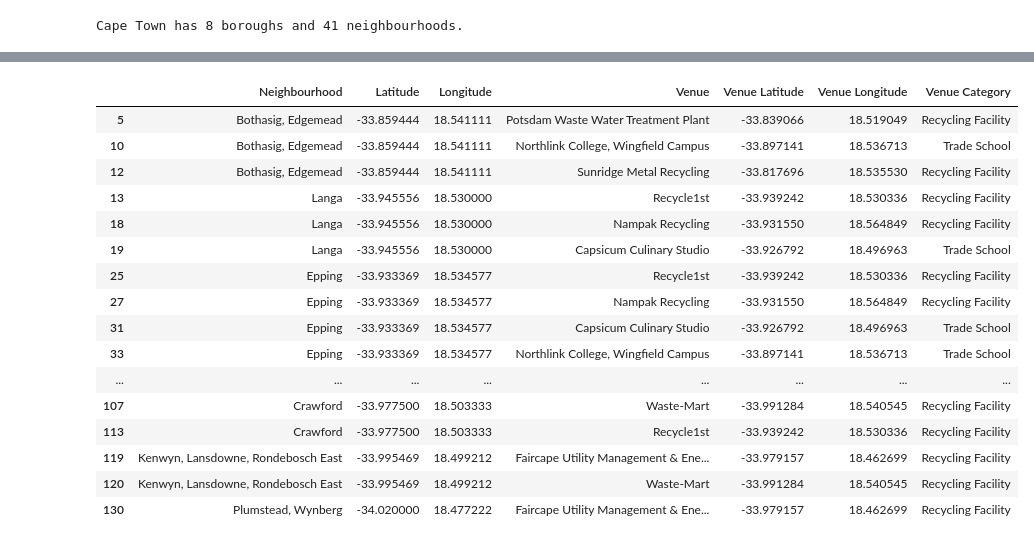
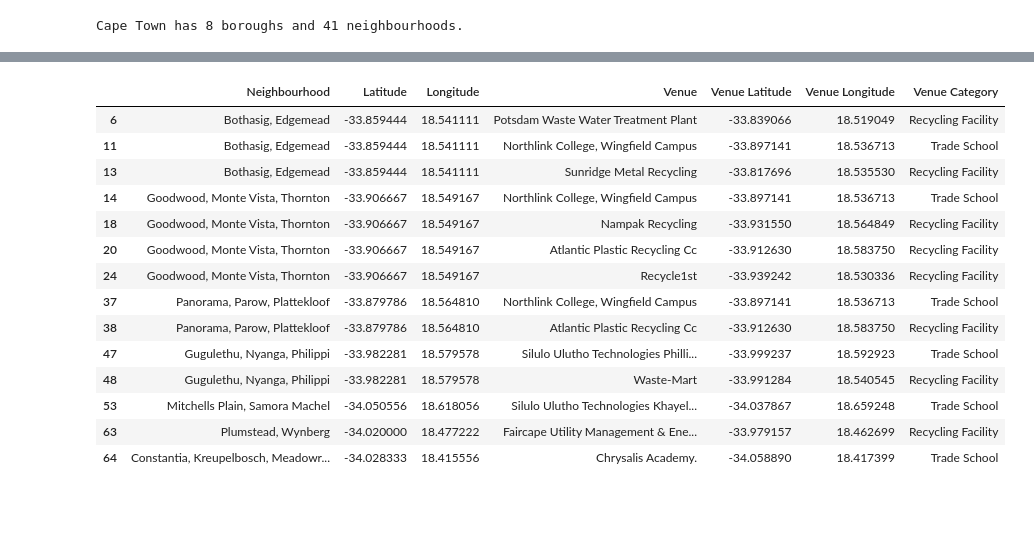
Before and after one commit to pieterdt1979/coursera_capstone, a Jupyter notebook: Capstone-Week4-5/Week4-Submission.ipynb, the cells around one changed output, grey strips where cells are left out. Saved outputs shown, nothing was run; the diff lists cells and outputs as text; code cells hidden in the pictures; blank space fills up the shorter version.

```diff
--- a/Capstone-Week4-5/Week4-Submission.ipynb
+++ b/Capstone-Week4-5/Week4-Submission.ipynb
@@ -262,14 +264,15 @@ print('Cape Town has {} boroughs and {} neighbourhoods.'.format(
 # %% [output]
 Cape Town has 8 boroughs and 41 neighbourhoods.
 # %%
-# Categories = Trade Schools, Home services, Flea Markets and recyling
-categories = ['4bf58dd8d48988d1ad941735', '545419b1498ea6ccd0202f58', '4bf58dd8d48988d1f7941735', '4f4531084b9074f6e4fb0101']
+# Categories = Trade Schools, Flea Markets, home services, NPO and recyling
+categories = ['4bf58dd8d48988d1ad941735', '4f4531084b9074f6e4fb0101',
+              '545419b1498ea6ccd0202f58', '50328a8e91d4c4b30a586d6c']
 cpt_venues = getNearbyVenues(list(cpt_neighbourhoods['Neighbourhood']),
                              list(cpt_neighbourhoods['Latitude']),
                              list(cpt_neighbourhoods['Longitude']),
-                                  radius=1500,
+                                  radius=5000,
                                   categoryids=categories)
-cpt_venues.head()
+cpt_venues.head()  # Had to increase the search radius, as the Cape Flats borough didn't seem to return enough data from 4square
 # %% [output]
 Delft
 Macassar
@@ -336,7 +351,8 @@ def return_most_common_venues(row, num_top_venues):
 
     return row_categories_sorted.index.values[0:num_top_venues]
 # %%
-num_top_venues = 5
+# I will only look for the top 4 venues
+num_top_venues = 3
 
 indicators = ['st', 'nd', 'rd']
 
@@ -355,5 +371,5 @@ cpt_venues_sorted['Neighbourhood'] = cpt_grouped['Neighbourhood']
 for ind in np.arange(cpt_grouped.shape[0]):
     cpt_venues_sorted.iloc[ind, 1:] = return_most_common_venues(cpt_grouped.iloc[ind, :], num_top_venues)
 
-cpt_venues_sorted.head()
+cpt_venues_sorted
 # %% [output]
@@ -366,6 +393,6 @@ cpt_venues_sorted.head()
 # %%
 # set number of clusters
-kclusters = 10
+kclusters = 4
 
 cpt_grouped_clustering = cpt_grouped.drop('Neighbourhood', 1)
 
@@ -373,5 +400,5 @@ cpt_grouped_clustering = cpt_grouped.drop('Neighbourhood', 1)
 kmeans = KMeans(n_clusters=kclusters, random_state=0).fit(cpt_grouped_clustering)
 
 # check cluster labels generated for each row in the dataframe
-kmeans.labels_[0:10]
+kmeans.labels_
 # %% [output]
@@ -560,11 +589,11 @@ From the above we can see that Cluster3 is the area where we should be looking a
 # %%
 #Let us explore the venues in cluster3
-cpt_cluster3_venues = pd.DataFrame(columns=cpt_venues.columns)
-len(cpt_cluster3_venues)
-for i in range(len(cpt_cluster3)):
-    venue = cpt_venues.loc[cpt_venues.Neighbourhood == cpt_cluster3.Neighbourhood[i]]
-    cpt_cluster3_venues = cpt_cluster3_venues.append(venue, ignore_index=True)
-cpt_cluster3_venues
+cpt_cluster0_venues = pd.DataFrame(columns=cpt_venues.columns)
+len(cpt_cluster0_venues)
+for i in range(len(cpt_cluster0)):
+    venue = cpt_venues.loc[cpt_venues.Neighbourhood == cpt_cluster0.Neighbourhood[i]]
+    cpt_cluster0_venues = cpt_cluster0_venues.append(venue, ignore_index=True)
+cpt_cluster0_venues
 # %% [output]
 |  | Neighbourhood | Latitude | Longitude | Venue | Venue Latitude | Venue Longitude | Venue Category |
 | 0 | Bothasig, Edgemead | -33.859444 | 18.541111 | Iron Horse Relocations - House Mo... | -33.857266 | 18.522509 | Home Service |
@@ -587,24 +616,22 @@ cpt_cluster3_venues
 # %%
 # We can now map the recycling facilities and the Trade Schools
-cpt_rec_sch = cpt_cluster3_venues[(cpt_cluster3_venues['Venue Category'] == 'Recycling Facility') |
-                    (cpt_cluster3_venues['Venue Category'] == 'Trade School')]
-cpt_rec_sch.groupby(cpt_cluster3_venues['Venue Latitude'])
+cpt_rec_sch = cpt_cluster0_venues[(cpt_cluster0_venues['Venue Category'] == 'Recycling Facility') |
+                    (cpt_cluster0_venues['Venue Category'] == 'Trade School')]
+cpt_rec_sch.groupby(cpt_cluster0_venues['Venue Latitude'])
 cpt_rec_sch
 # %% [output]
 |  | Neighbourhood | Latitude | Longitude | Venue | Venue Latitude | Venue Longitude | Venue Category |
-| 5 | Bothasig, Edgemead | -33.859444 | 18.541111 | Potsdam Waste Water Treatment Plant | -33.839066 | 18.519049 | Recycling Facility |
-| 10 | Bothasig, Edgemead | -33.859444 | 18.541111 | Northlink College, Wingfield Campus | -33.897141 | 18.536713 | Trade School |
-| 12 | Bothasig, Edgemead | -33.859444 | 18.541111 | Sunridge Metal Recycling | -33.817696 | 18.535530 | Recycling Facility |
-| 13 | Langa | -33.945556 | 18.530000 | Recycle1st | -33.939242 | 18.530336 | Recycling Facility |
-| 18 | Langa | -33.945556 | 18.530000 | Nampak Recycling | -33.931550 | 18.564849 | Recycling Facility |
-| 19 | Langa | -33.945556 | 18.530000 | Capsicum Culinary Studio | -33.926792 | 18.496963 | Trade School |
-| 25 | Epping | -33.933369 | 18.534577 | Recycle1st | -33.939242 | 18.530336 | Recycling Facility |
-| 27 | Epping | -33.933369 | 18.534577 | Nampak Recycling | -33.931550 | 18.564849 | Recycling Facility |
-| 31 | Epping | -33.933369 | 18.534577 | Capsicum Culinary Studio | -33.926792 | 18.496963 | Trade School |
-| 33 | Epping | -33.933369 | 18.534577 | Northlink College, Wingfield Campus | -33.897141 | 18.536713 | Trade School |
-| ... | ... | ... | ... | ... | ... | ... | ... |
-| 107 | Crawford | -33.977500 | 18.503333 | Waste-Mart | -33.991284 | 18.540545 | Recycling Facility |
-| 113 | Crawford | -33.977500 | 18.503333 | Recycle1st | -33.939242 | 18.530336 | Recycling Facility |
-| 119 | Kenwyn, Lansdowne, Rondebosch East | -33.995469 | 18.499212 | Faircape Utility Management & Ene... | -33.979157 | 18.462699 | Recycling Facility |
-| 120 | Kenwyn, Lansdowne, Rondebosch East | -33.995469 | 18.499212 | Waste-Mart | -33.991284 | 18.540545 | Recycling Facility |
-| 130 | Plumstead, Wynberg | -34.020000 | 18.477222 | Faircape Utility Management & Ene... | -33.979157 | 18.462699 | Recycling Facility |
+| 6 | Bothasig, Edgemead | -33.859444 | 18.541111 | Potsdam Waste Water Treatment Plant | -33.839066 | 18.519049 | Recycling Facility |
+| 11 | Bothasig, Edgemead | -33.859444 | 18.541111 | Northlink College, Wingfield Campus | -33.897141 | 18.536713 | Trade School |
+| 13 | Bothasig, Edgemead | -33.859444 | 18.541111 | Sunridge Metal Recycling | -33.817696 | 18.535530 | Recycling Facility |
+| 14 | Goodwood, Monte Vista, Thornton | -33.906667 | 18.549167 | Northlink College, Wingfield Campus | -33.897141 | 18.536713 | Trade School |
+| 18 | Goodwood, Monte Vista, Thornton | -33.906667 | 18.549167 | Nampak Recycling | -33.931550 | 18.564849 | Recycling Facility |
+| 20 | Goodwood, Monte Vista, Thornton | -33.906667 | 18.549167 | Atlantic Plastic Recycling Cc | -33.912630 | 18.583750 | Recycling Facility |
+| 24 | Goodwood, Monte Vista, Thornton | -33.906667 | 18.549167 | Recycle1st | -33.939242 | 18.530336 | Recycling Facility |
+| 37 | Panorama, Parow, Plattekloof | -33.879786 | 18.564810 | Northlink College, Wingfield Campus | -33.897141 | 18.536713 | Trade School |
+| 38 | Panorama, Parow, Plattekloof | -33.879786 | 18.564810 | Atlantic Plastic Recycling Cc | -33.912630 | 18.583750 | Recycling Facility |
+| 47 | Gugulethu, Nyanga, Philippi | -33.982281 | 18.579578 | Silulo Ulutho Technologies Philli... | -33.999237 | 18.592923 | Trade School |
+| 48 | Gugulethu, Nyanga, Philippi | -33.982281 | 18.579578 | Waste-Mart | -33.991284 | 18.540545 | Recycling Facility |
+| 53 | Mitchells Plain, Samora Machel | -34.050556 | 18.618056 | Silulo Ulutho Technologies Khayel... | -34.037867 | 18.659248 | Trade School |
+| 63 | Plumstead, Wynberg | -34.020000 | 18.477222 | Faircape Utility Management & Ene... | -33.979157 | 18.462699 | Recycling Facility |
+| 64 | Constantia, Kreupelbosch, Meadowr... | -34.028333 | 18.415556 | Chrysalis Academy. | -34.058890 | 18.417399 | Trade School |
```
Also changed, not shown: parts of 25 cells of this notebook, 9 other files.
